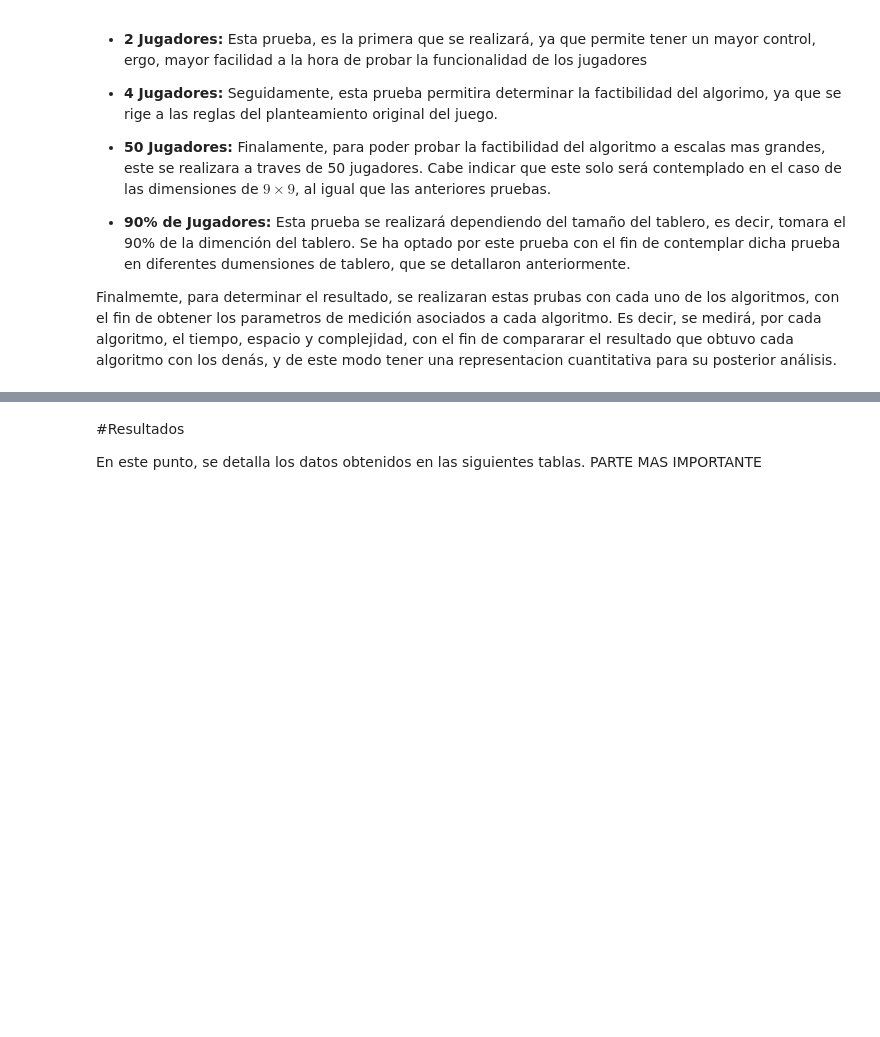
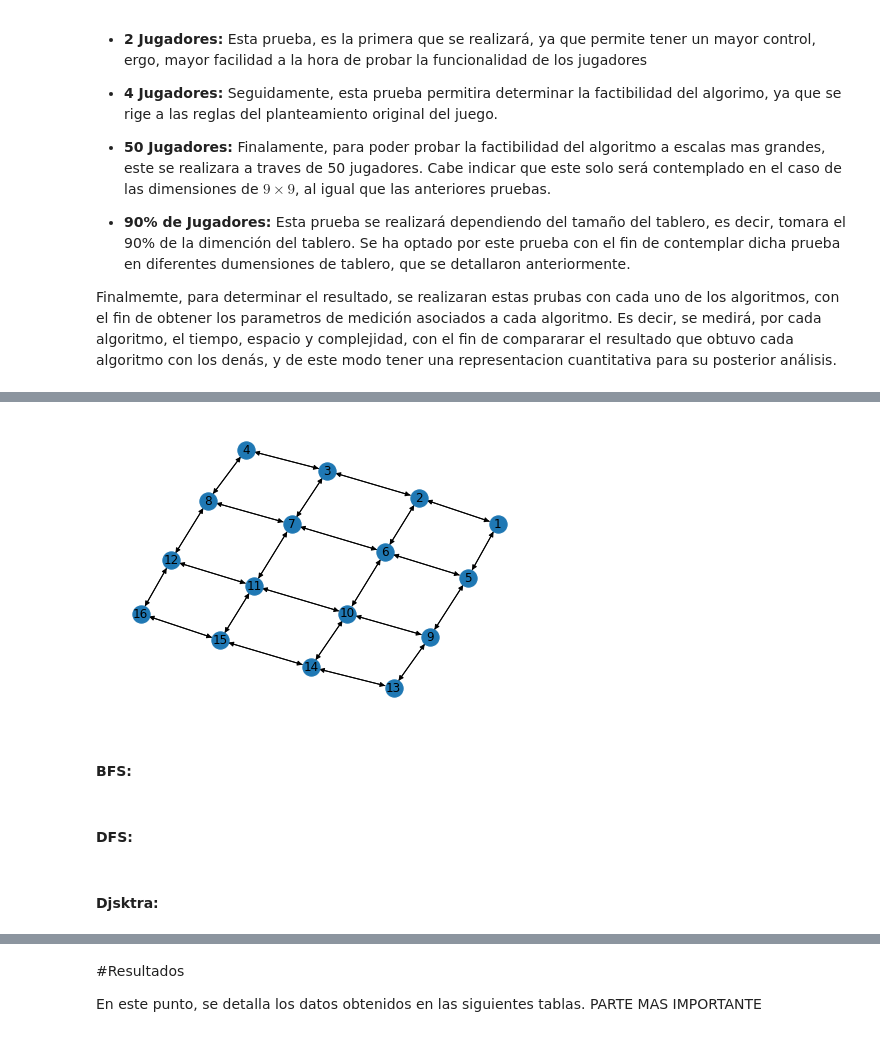
Before and after one commit to by-German/complejidad-algoritmica-quoridor, a Jupyter notebook: Trabajo_Parcial.ipynb, the cells around one changed output, grey strips where cells are left out. Cells and saved outputs as stored; diff of their text form; code cells hidden in the pictures; blank space fills up the shorter version.

```diff
--- a/Trabajo_Parcial.ipynb
+++ b/Trabajo_Parcial.ipynb
@@ -91,0 +111,23 @@ En este punto se detalla, el codigo utilizado para realizar las prubeas, según
+# %%
+def grafo_tablero(n):   # Complejidad -> O(n^2)
+    count = 0
+    G = nx.DiGraph()
+    for x in range(n):
+        for y in range(n):
+            count += 1
+            if not (y == n - 1): # enlace  horizontal
+                G.add_edge(count, count + 1, peso = 1)
+                G.add_edge(count + 1, count, peso = 1)
+            if not (x == n - 1): # enlace vertical
+                G.add_edge(count, count + n, peso = 1)
+                G.add_edge(count + n, count, peso = 1)
+            G.nodes[count]["id"] = count
+    return G
+# %%
+n = 4
+G = grafo_tablero(n)
+nx.draw(G, with_labels = True)
+# %% [output]
+[figure, added]
+# %% [markdown]
+#### BFS:
@@ -91,0 +155,2 @@ En este punto se detalla, el codigo utilizado para realizar las prubeas, según
+# %% [markdown]
+#### DFS:
@@ -91,0 +182,2 @@ En este punto se detalla, el codigo utilizado para realizar las prubeas, según
+# %% [markdown]
+#### Djsktra:
```
Also changed, not shown: parts of 16 cells of this notebook.
